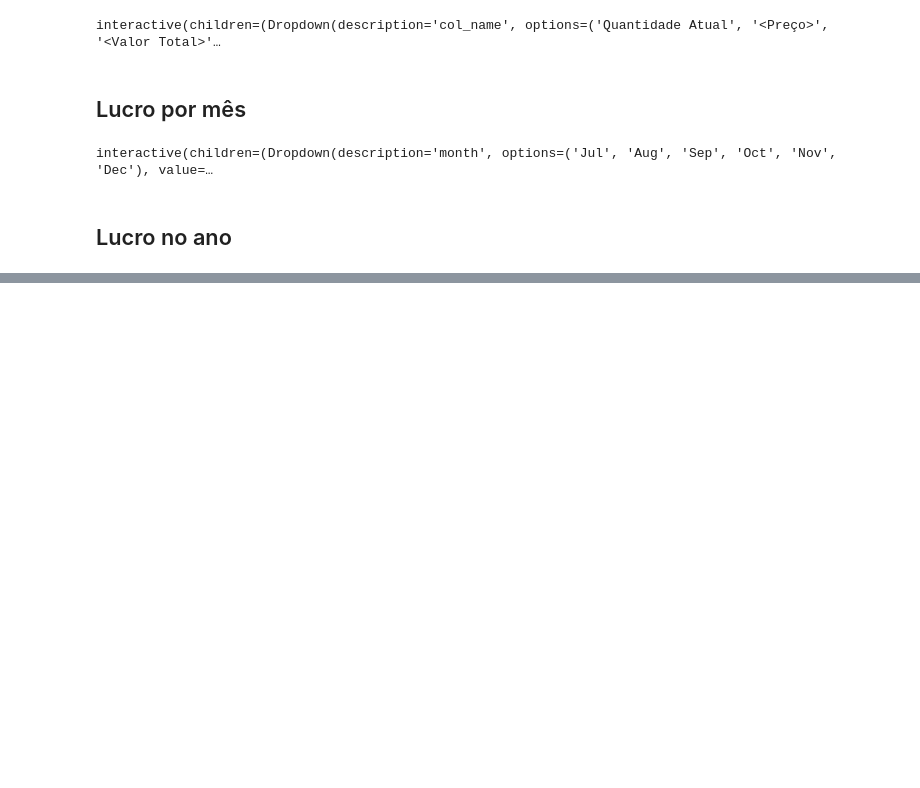
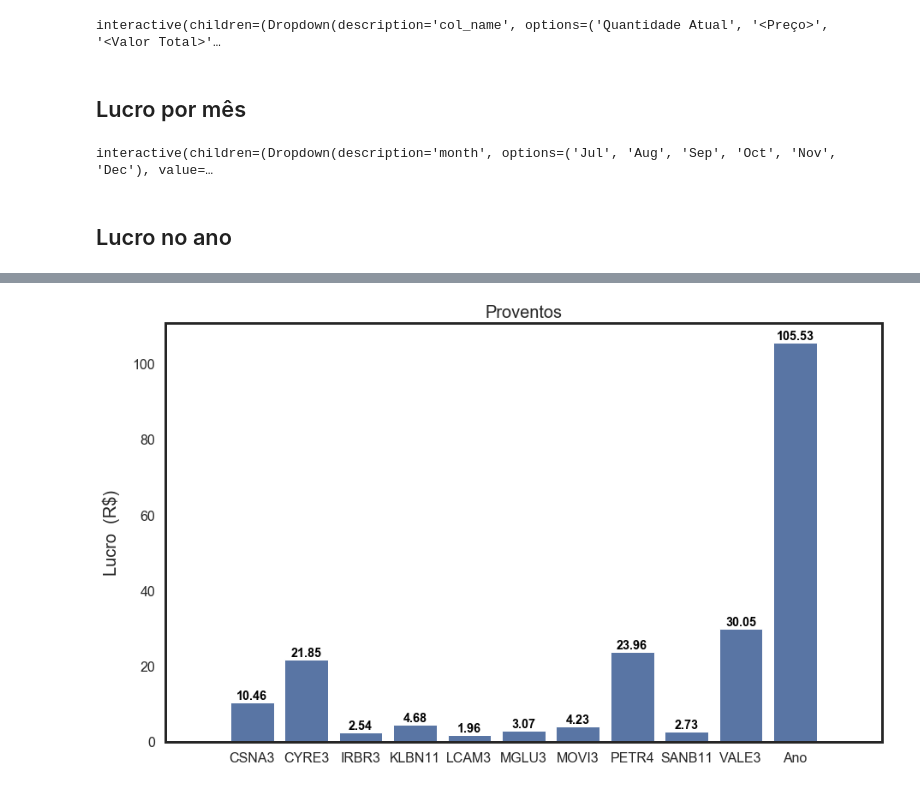
Before and after one commit to RGivisiez/controle-B3, a Jupyter notebook: Acompanhamento das ações.ipynb, the cells around one changed output, grey strips where cells are left out. Drawn from its saved outputs; the diff is of its cells as text; code cells hidden in the pictures; blank space fills up the shorter version.

```diff
--- a/Acompanhamento das ações.ipynb
+++ b/Acompanhamento das ações.ipynb
@@ -55,3 +55,6 @@ df_ativos.head()
 | 2 | 2019-07-11 | RAIL3 | Fracionário | RUMO S.A. ON NM | C | 20.0 | 443.40 | ... |
 | 3 | 2019-07-11 | VALE3 | Fracionário | VALE ON NM | C | 10.0 | 520.00 | ... |
 | 4 | 2019-07-19 | CVCB3 | Fracionário | CVC BRASIL ON NM | V | -10.0 | 487.00 | ... |
+# %%
+df_proventos = pd.read_excel('Proventos - 2019.xlsx')
+df_proventos.head()
@@ -299,0 +317,20 @@ plt.show()
+# %%
+plt.figure(figsize=[15, 9])
+
+tot = pd.DataFrame(data={'Código': ['Ano'], 'Valor': [prov['Valor'].sum().round(2)]})
+
+df = prov.append(tot, ignore_index=True)
+
+g = sns.barplot(data = df, x = 'Código', y = 'Valor', color='b')
+
+for index, row in df[['Valor']].reset_index().values:
+    g.text(index, row, np.round(row, 2), color='black', ha="center", va='bottom',
+           fontsize='large', fontweight='bold')
+
+plt.hlines(y=0, xmax=df.shape[0], xmin=-1)
+plt.title('Proventos')
+plt.ylabel('Lucro  (R$)')
+plt.xlabel('')
+plt.show()
+# %% [output]
+[figure, added]
```
Also changed, not shown: parts of 7 cells of this notebook, 1 other file.
